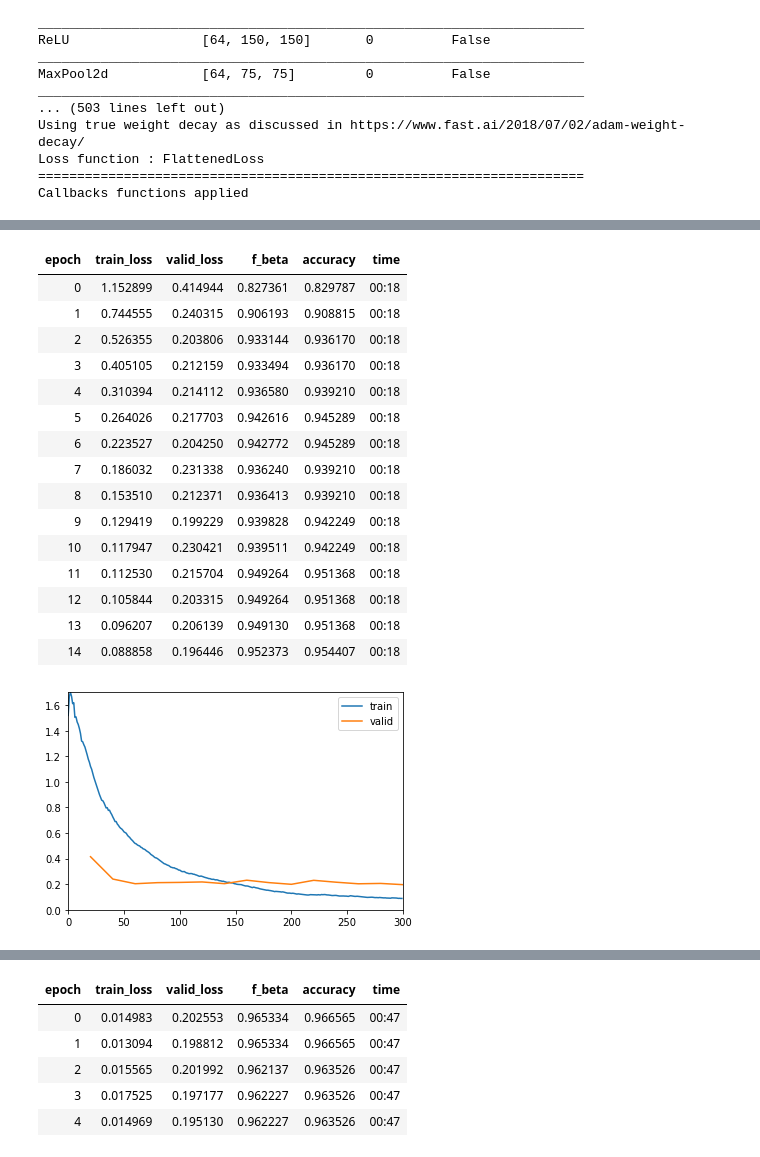
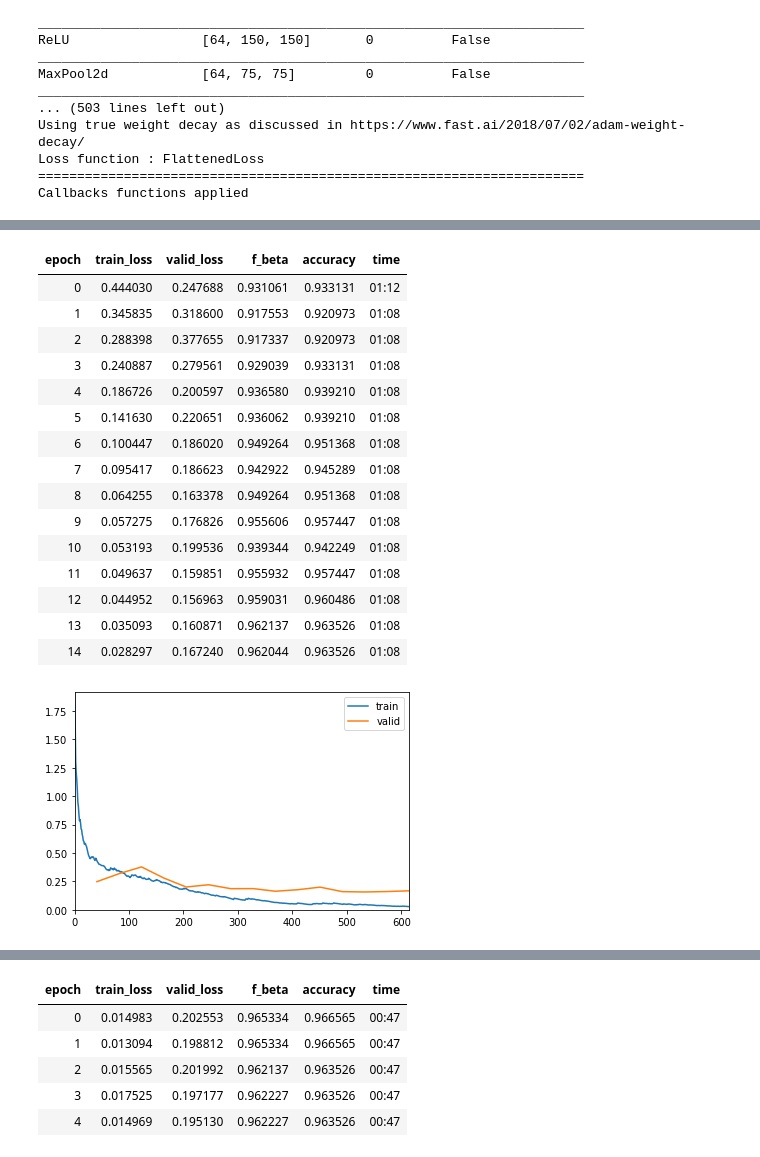
Before and after one commit to saikrithik/JanataHack-Computer-Vision-Hackathon, a Jupyter notebook: AV_ComputerVision.ipynb, the cells around one changed output, grey strips where cells are left out. Drawn from its saved outputs; the diff is of its cells as text; code cells hidden in the pictures.

```diff
--- a/AV_ComputerVision.ipynb
+++ b/AV_ComputerVision.ipynb
@@ -31,7 +57,7 @@ data_path = "input/images/"
 path = os.path.join(data_path , "*jpg")
 # %%
 train_df = pd.read_csv('input/train.csv')
-test_df = pd.read_csv('input/test_vc2kHdQ.csv')
+test_df = pd.read_csv('input/test.csv')
 submit = pd.read_csv('input/sample_submission_yxjOnvz.csv')
 # %%
 train_imagesdf=[]
@@ -73,7 +99,7 @@ src = (ImageList.from_df(train_df, path=data_folder, folder='images')
        .add_test(test_img))
 # %%
 data = (src.transform(tfms, size=299,padding_mode='reflection',resize_method=ResizeMethod.SQUISH)
-        .databunch(path='.', bs=64,device= torch.device('cuda:0')).normalize(imagenet_stats))
+        .databunch(path='.', bs=32, device= torch.device('cuda:0')).normalize(imagenet_stats))
 # %%
 print(data.classes)
 # %% [output]
@@ -119,25 +146,25 @@ Min loss divided by 10: 5.75E-03
 # %%
-lr = 3e-04
+lr = 3e-03
 #learn.fit_one_cycle(10, slice(lr))
 learn.fit_one_cycle(15, slice(lr), wd=0.2)
 # %% [output]
 | epoch | train_loss | valid_loss | f_beta | accuracy | time |
-| 0 | 1.152899 | 0.414944 | 0.827361 | 0.829787 | 00:18 |
-| 1 | 0.744555 | 0.240315 | 0.906193 | 0.908815 | 00:18 |
-| 2 | 0.526355 | 0.203806 | 0.933144 | 0.936170 | 00:18 |
-| 3 | 0.405105 | 0.212159 | 0.933494 | 0.936170 | 00:18 |
-| 4 | 0.310394 | 0.214112 | 0.936580 | 0.939210 | 00:18 |
-| 5 | 0.264026 | 0.217703 | 0.942616 | 0.945289 | 00:18 |
-| 6 | 0.223527 | 0.204250 | 0.942772 | 0.945289 | 00:18 |
-| 7 | 0.186032 | 0.231338 | 0.936240 | 0.939210 | 00:18 |
-| 8 | 0.153510 | 0.212371 | 0.936413 | 0.939210 | 00:18 |
-| 9 | 0.129419 | 0.199229 | 0.939828 | 0.942249 | 00:18 |
-| 10 | 0.117947 | 0.230421 | 0.939511 | 0.942249 | 00:18 |
-| 11 | 0.112530 | 0.215704 | 0.949264 | 0.951368 | 00:18 |
-| 12 | 0.105844 | 0.203315 | 0.949264 | 0.951368 | 00:18 |
-| 13 | 0.096207 | 0.206139 | 0.949130 | 0.951368 | 00:18 |
-| 14 | 0.088858 | 0.196446 | 0.952373 | 0.954407 | 00:18 |
+| 0 | 0.444030 | 0.247688 | 0.931061 | 0.933131 | 01:12 |
+| 1 | 0.345835 | 0.318600 | 0.917553 | 0.920973 | 01:08 |
+| 2 | 0.288398 | 0.377655 | 0.917337 | 0.920973 | 01:08 |
+| 3 | 0.240887 | 0.279561 | 0.929039 | 0.933131 | 01:08 |
+| 4 | 0.186726 | 0.200597 | 0.936580 | 0.939210 | 01:08 |
+| 5 | 0.141630 | 0.220651 | 0.936062 | 0.939210 | 01:08 |
+| 6 | 0.100447 | 0.186020 | 0.949264 | 0.951368 | 01:08 |
+| 7 | 0.095417 | 0.186623 | 0.942922 | 0.945289 | 01:08 |
+| 8 | 0.064255 | 0.163378 | 0.949264 | 0.951368 | 01:08 |
+| 9 | 0.057275 | 0.176826 | 0.955606 | 0.957447 | 01:08 |
+| 10 | 0.053193 | 0.199536 | 0.939344 | 0.942249 | 01:08 |
+| 11 | 0.049637 | 0.159851 | 0.955932 | 0.957447 | 01:08 |
+| 12 | 0.044952 | 0.156963 | 0.959031 | 0.960486 | 01:08 |
+| 13 | 0.035093 | 0.160871 | 0.962137 | 0.963526 | 01:08 |
+| 14 | 0.028297 | 0.167240 | 0.962044 | 0.963526 | 01:08 |
-[figure, old version]
+[figure, new version]
 # %%
 learn.unfreeze()
 learn.lr_find()
```
Also changed, not shown: parts of 11 cells of this notebook.
